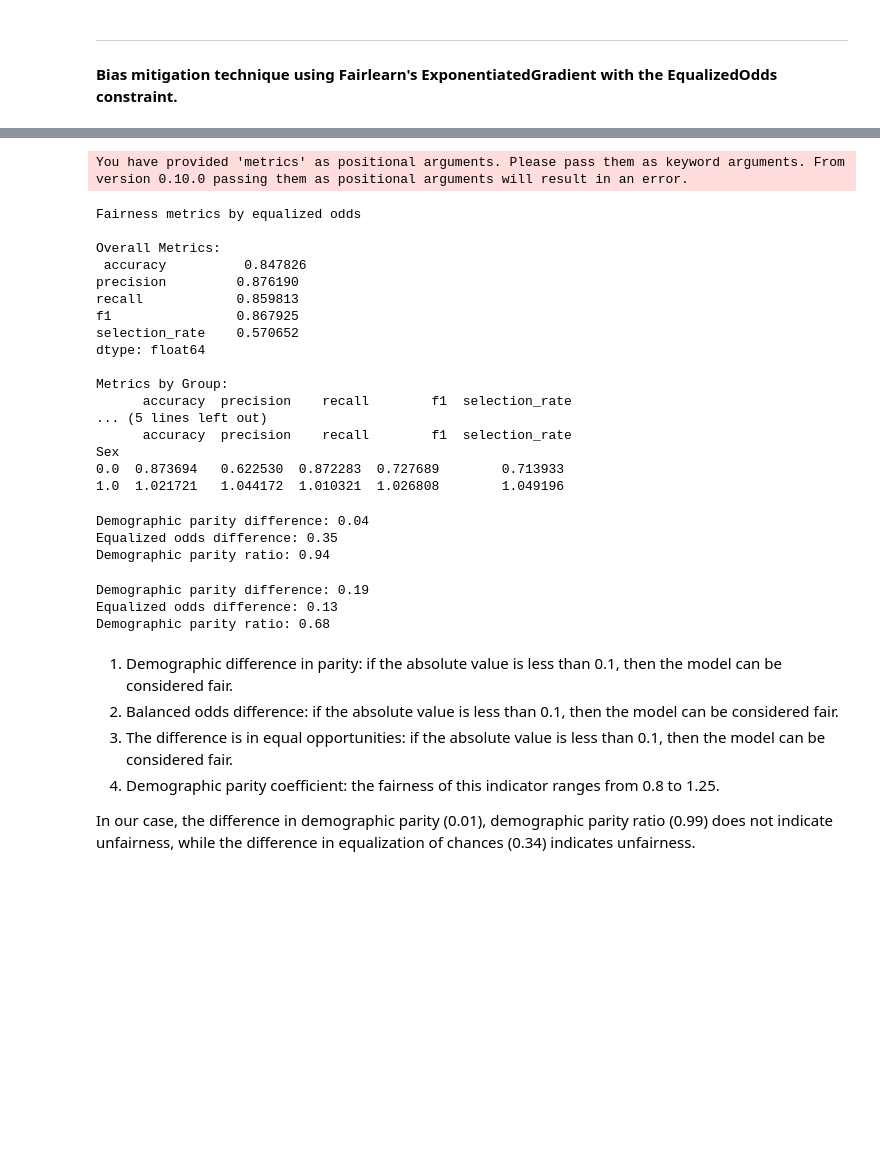
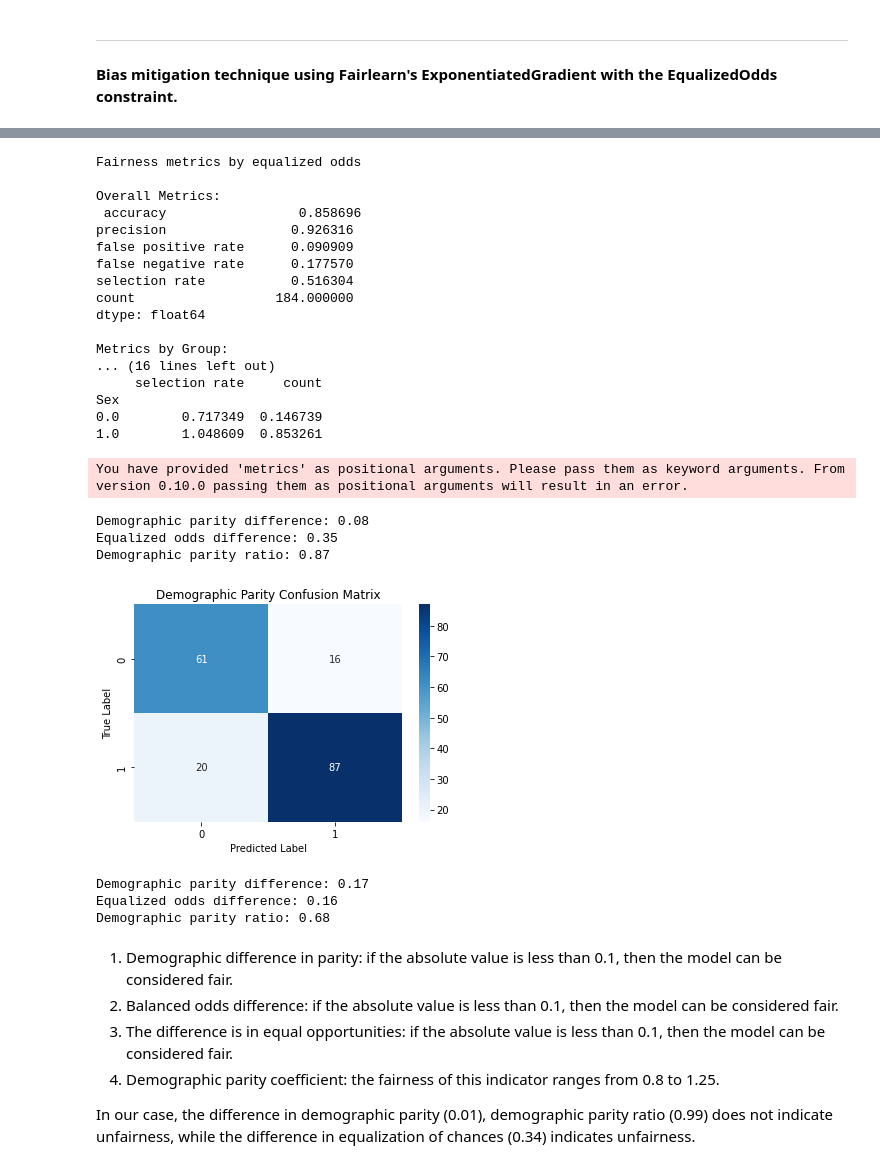
Before and after one commit to PhwayThantChae/Heart-Failure-Prediction-With-Fairness-ML, a Jupyter notebook: Fairlearn/SVM-with-Fairlearn.ipynb, the cells around one changed output, grey strips where cells are left out. Saved outputs shown, nothing was run; the diff lists cells and outputs as text; code cells hidden in the pictures; blank space fills up the shorter version.

```diff
--- a/fairlearn_svm.ipynb
+++ b/Fairlearn/SVM-with-Fairlearn.ipynb
@@ -494,10 +522,10 @@ from fairlearn.reductions import ExponentiatedGradient, DemographicParity, Equal
 
 svm_model = SVC(C=100, gamma=0.001, kernel='rbf')
 dp = DemographicParity()
-dt_classifier_reduction = ExponentiatedGradient(svm_model, dp)
+svm_classifier_reduction = ExponentiatedGradient(svm_model, dp)
 
-dt_classifier_reduction.fit(X_train, y_train, sensitive_features=sa_train)
-prediction_dp = dt_classifier_reduction.predict(X_test)
+svm_classifier_reduction.fit(X_train, y_train, sensitive_features=sa_train)
+prediction_dp = svm_classifier_reduction.predict(X_test)
 # %% [markdown]
 -------------
 **Bias mitigation technique using Fairlearn's ExponentiatedGradient with the EqualizedOdds constraint.**
@@ -564,11 +592,12 @@ from fairlearn.metrics import selection_rate
 from sklearn.metrics import accuracy_score, precision_score, recall_score, f1_score
 
 metrics = {
-    'accuracy': accuracy_score,
-    'precision': precision_score,
-    'recall': recall_score,
-    'f1': f1_score,
-    'selection_rate': selection_rate
+    "accuracy": accuracy_score,
+    "precision": precision_score,
+    "false positive rate": false_positive_rate,
+    "false negative rate": false_negative_rate,
+    "selection rate": selection_rate,
+    "count": count,
 }
 
 mf = MetricFrame(metrics, y_true=y_test, y_pred=prediction_eo, sensitive_features=sa_test)
@@ -583,24 +612,24 @@ print("\nMetrics by Group:\n", mf.by_group)
 disparities = mf.by_group / mf.overall
 print("\nDisparities:\n", disparities)
 # %% [output]
-You have provided 'metrics' as positional arguments. Please pass them as keyword arguments. From version 0.10.0 passing them as positional arguments will result in an error.
+Fairness metrics by equalized odds
+
+Overall Metrics:
+ accuracy                 0.858696
+precision                0.926316
+false positive rate      0.090909
+false negative rate      0.177570
+selection rate           0.516304
+count                  184.000000
+dtype: float64
+
+Metrics by Group:
+... (16 lines left out)
+     selection rate     count
+Sex
+0.0        0.717349  0.146739
+1.0        1.048609  0.853261
-Fairness metrics by equalized odds
-
-Overall Metrics:
- accuracy          0.847826
-precision         0.876190
-recall            0.859813
-f1                0.867925
-selection_rate    0.570652
-dtype: float64
-
-Metrics by Group:
-      accuracy  precision    recall        f1  selection_rate
-... (5 lines left out)
-      accuracy  precision    recall        f1  selection_rate
-Sex
-0.0  0.873694   0.622530  0.872283  0.727689        0.713933
-1.0  1.021721   1.044172  1.010321  1.026808        1.049196
+You have provided 'metrics' as positional arguments. Please pass them as keyword arguments. From version 0.10.0 passing them as positional arguments will result in an error.
 # %%
 dpd = demographic_parity_difference(y_test, prediction_dp, sensitive_features = sa_test)
 eod = equalized_odds_difference(y_test, prediction_dp, sensitive_features = sa_test)
@@ -610,9 +639,19 @@ print("Demographic parity difference: {}".format(round(dpd, 2)))
 print("Equalized odds difference: {}".format(round(eod, 2)))
 print("Demographic parity ratio: {}".format(round(dpr, 2)))
 # %% [output]
-Demographic parity difference: 0.04
+Demographic parity difference: 0.08
 Equalized odds difference: 0.35
-Demographic parity ratio: 0.94
+Demographic parity ratio: 0.87
+# %%
+cm = confusion_matrix(y_test, prediction_dp)
+
+sns.heatmap(cm, annot=True, fmt="d", cmap="Blues")
+plt.title("Demographic Parity Confusion Matrix")
+plt.xlabel("Predicted Label")
+plt.ylabel("True Label")
+plt.show()
+# %% [output]
+[figure, added]
 # %%
 dpd = demographic_parity_difference(y_test, prediction_eo, sensitive_features = sa_test)
 eod = equalized_odds_difference(y_test, prediction_eo, sensitive_features = sa_test)
@@ -622,8 +661,8 @@ print("Demographic parity difference: {}".format(round(dpd, 2)))
 print("Equalized odds difference: {}".format(round(eod, 2)))
 print("Demographic parity ratio: {}".format(round(dpr, 2)))
 # %% [output]
-Demographic parity difference: 0.19
-Equalized odds difference: 0.13
+Demographic parity difference: 0.17
+Equalized odds difference: 0.16
 Demographic parity ratio: 0.68
 # %% [markdown]
 1) Demographic difference in parity: if the absolute value is less than 0.1, then the model can be considered fair.
```
Also changed, not shown: parts of 7 cells of this notebook, 2 other files.
